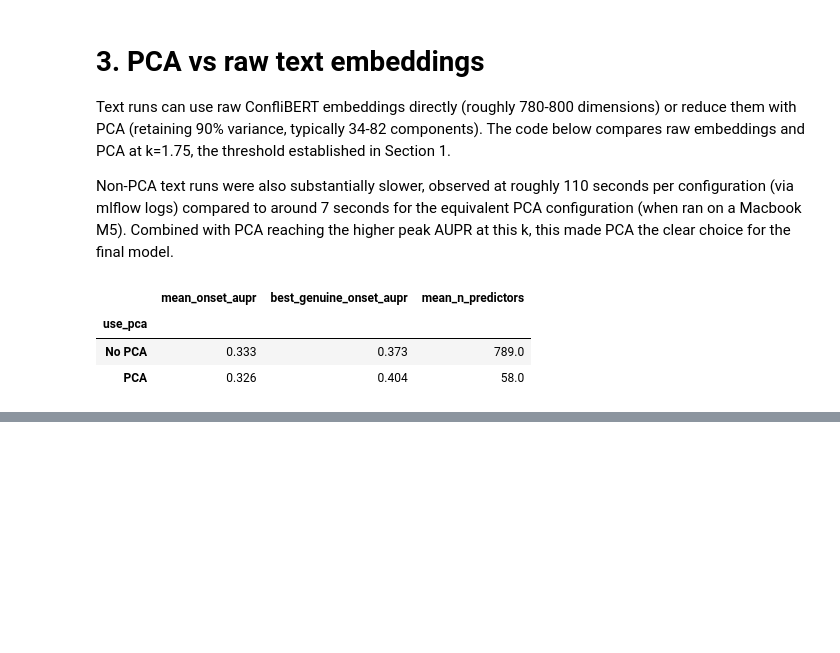
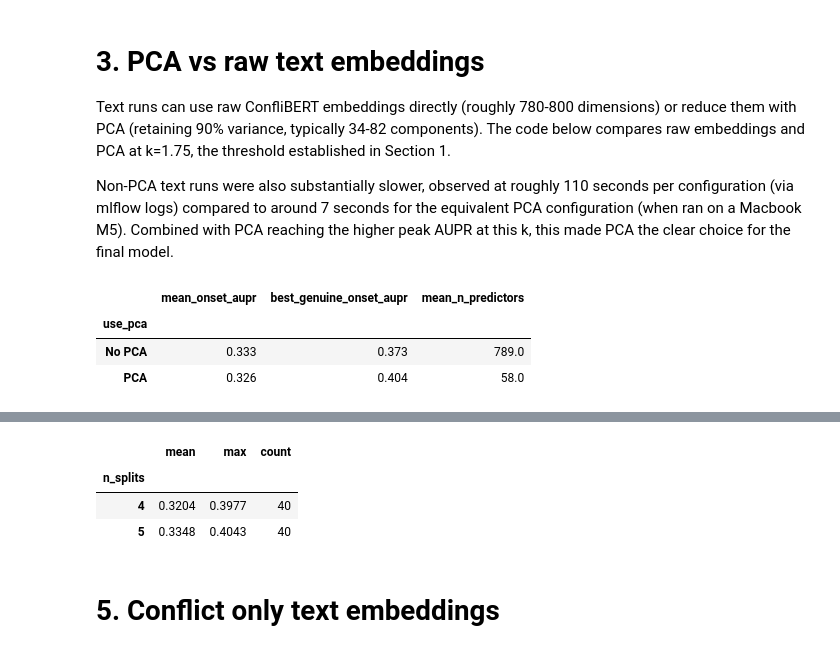
Before and after one commit to eviejones/msc-final-project, a Jupyter notebook: evaluation/methodology_decisions.ipynb, the cells around one changed output, grey strips where cells are left out. Saved outputs shown, nothing was run; the diff lists cells and outputs as text; code cells hidden in the pictures; blank space fills up the shorter version.

Commit message:
fix: add n_splits to methodology

```diff
--- a/evaluation/methodology_decisions.ipynb
+++ b/evaluation/methodology_decisions.ipynb
@@ -507,0 +517,11 @@ fig.show()
+# %%
+k175 = sudan[(sudan["k"]==1.75) & (sudan["threshold_fix_applied"]==True)]
+
+k175.groupby("n_splits")["onset_aupr"].agg(["mean", "max", "count"]).round(4)
+# %% [output]
+|  | mean | max | count |
+| n_splits |  |  |  |
+| 4 | 0.3204 | 0.3977 | 40 |
+| 5 | 0.3348 | 0.4043 | 40 |
+# %% [markdown]
+# 5. Conflict only text embeddings
```
Also changed, not shown: parts of 4 cells of this notebook.
